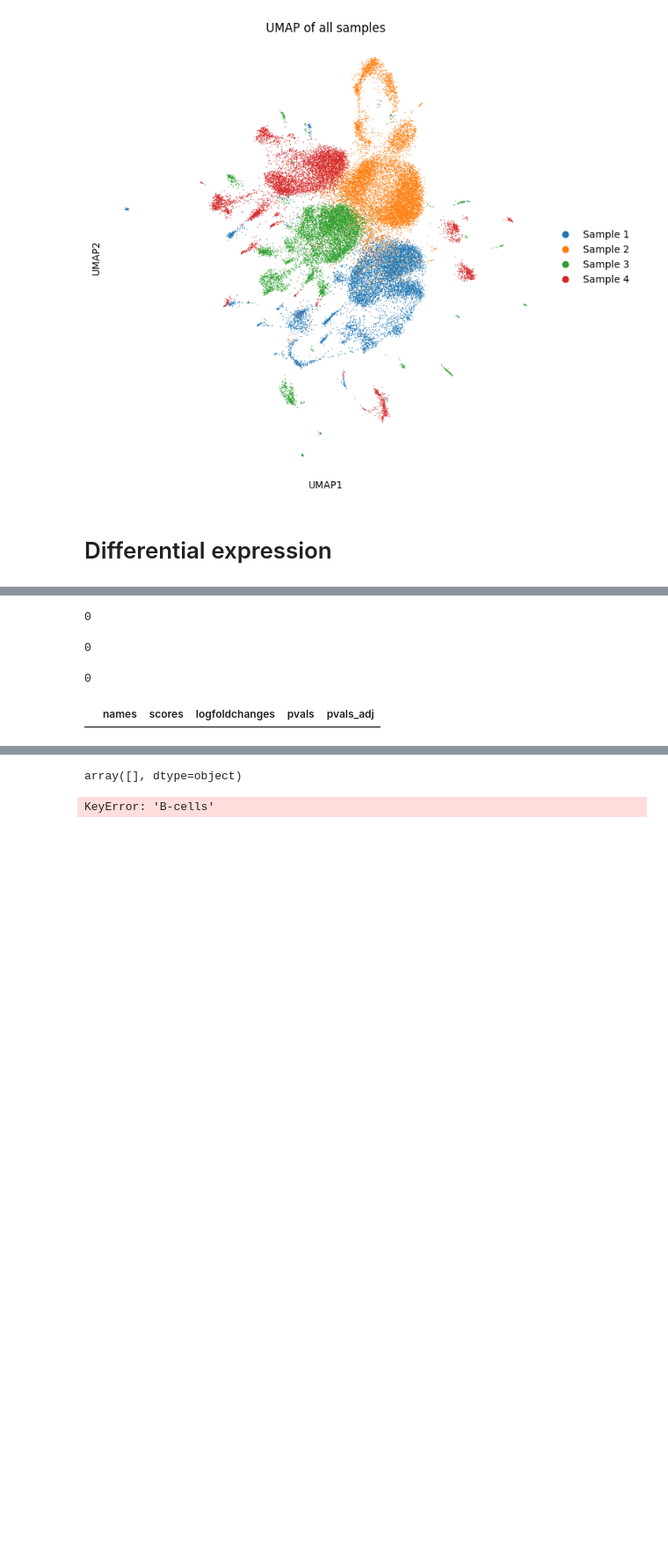
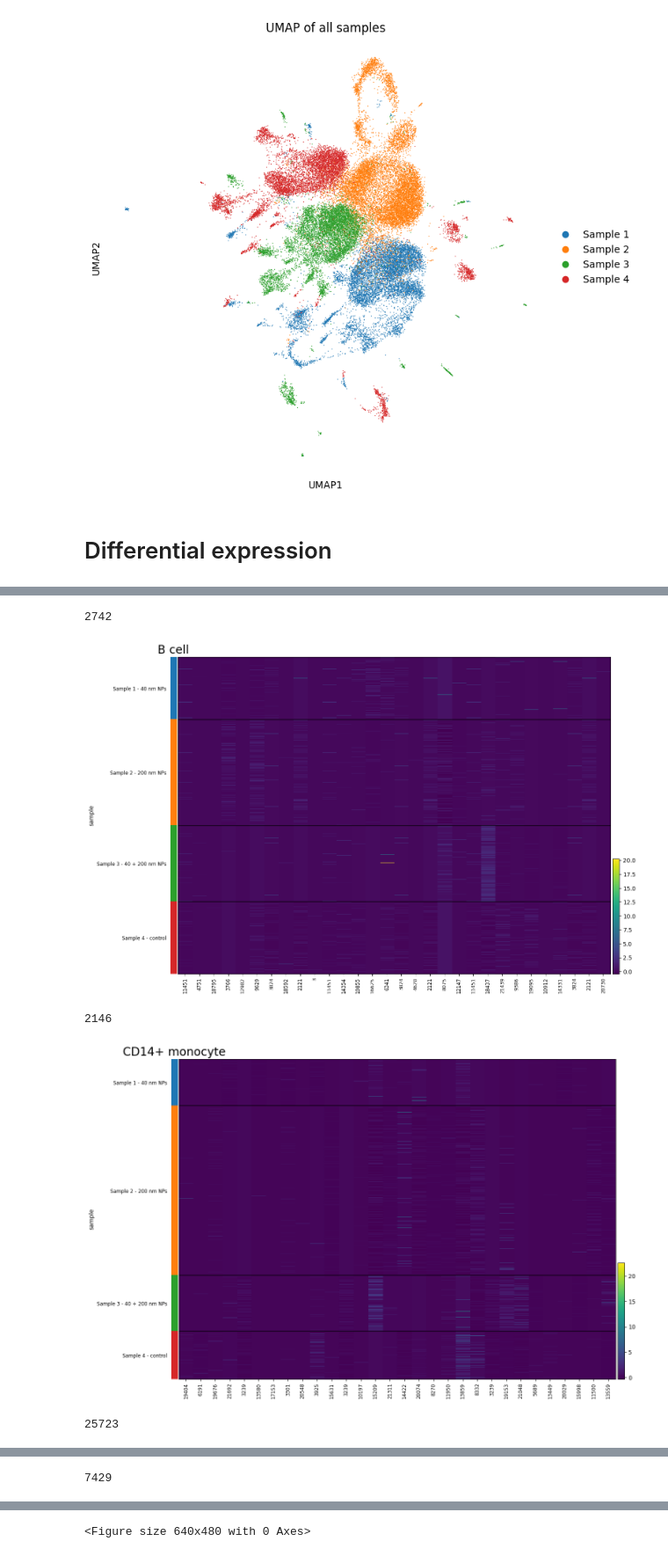
Before and after one commit to vladimirkovacevic/nano, a Jupyter notebook: notebooks/batch_removal_de.ipynb, the cells around one changed output, grey strips where cells are left out. Shown at 88% size. Drawn from its saved outputs; the diff is of its cells as text; code cells hidden in the pictures; blank space fills up the shorter version.

Commit message:
Differential gene expression init.

```diff
--- a/notebooks/batch_removal_de.ipynb
+++ b/notebooks/batch_removal_de.ipynb
@@ -219,56 +234,53 @@ for cell_type in cell_types:
-# %%
-len(set(results['B cell']['sample_1']['names']).intersection(set(results['B cell']['sample_2']['names'])))
-# %% [output]
-0
-# %%
-len(set(results['B cell']['sample_1']['names']).intersection(set(results['B cell']['sample_3']['names'])))
-# %% [output]
-0
-# %%
-len(set(results['B cell']['sample_3']['names']).intersection(set(results['B cell']['sample_2']['names'])))
-# %% [output]
-0
 # %%
 # Check differentially expressed genes inside control (just for sanity)
-adata_subset = adata_corrected[adata_corrected.obs['predicted.celltype'].isin(['B cell'])].copy()
-adata_subset = adata_subset[adata_subset.obs['sample'].isin(['sample_4'])]
-np.random.seed(488)
-adata_subset.obs.loc[:, 'half'] = [str(x) for x in np.random.randint(0, 2, size=(len(adata_subset)))]
+# adata_subset = adata_corrected[adata_corrected.obs['predicted.celltype'].isin(['B cell'])].copy()
+# adata_subset = adata_subset[adata_subset.obs['sample'].isin(['sample_4'])]
+# np.random.seed(488)
+# adata_subset.obs.loc[:, 'half'] = [str(x) for x in np.random.randint(0, 2, size=(len(adata_subset)))]
 
-sc.tl.rank_genes_groups(adata_subset, groupby='half', reference='1', method='wilcoxon')
+# sc.tl.rank_genes_groups(adata_subset, groupby='half', reference='1', method='wilcoxon')
 
-degs_df = sc.get.rank_genes_groups_df(adata_subset, group='0')
-significant_degs = degs_df[degs_df['pvals_adj'] < 0.05]  # Adjust threshold as needed
-significant_degs = significant_degs[~significant_degs['logfoldchanges'].isna()]
-significant_degs = significant_degs[significant_degs['logfoldchanges'] > 1]
+# degs_df = sc.get.rank_genes_groups_df(adata_subset, group='0')
+# significant_degs = degs_df[degs_df['pvals_adj'] < 0.05]  # Adjust threshold as needed
+# significant_degs = significant_degs[~significant_degs['logfoldchanges'].isna()]
+# significant_degs = significant_degs[significant_degs['logfoldchanges'] > 1]
 
-# Sort by log fold change or adjusted p-value
-top_degs = significant_degs.sort_values(by='logfoldchanges', ascending=False)
-top_degs
+# # Sort by log fold change or adjusted p-value
+# top_degs = significant_degs.sort_values(by='logfoldchanges', ascending=False)
+# top_degs
-# %% [output]
-|  | names | scores | logfoldchanges | pvals | pvals_adj |
 # %%
-# Create a figure with 4 subplots
+# Create a figure for each cell type
 # fig, axes = plt.subplots(2, 2, figsize=(10, 8))  # 2 rows, 2 columns for 4 subplots
 # axes = axes.flatten()  # Flatten the 2x2 array into a 1D array for easier indexing
 
-
+sample_names_dict = dict(zip(samples, sample_names))
 # Loop through each cell type and plot in a subplot
 for i, ct in enumerate(cell_types):
+    # fig, axes = plt.subplots(1, 1, figsize=(14, 10))  # 2 rows, 2 columns for 4 subplots
     adata_subset = adata_corrected[adata_corrected.obs['predicted.celltype'].isin([ct])].copy()
+    adata_subset.obs['sample'] = [sample_names_dict[sample] for sample in adata_subset.obs['sample']]
+    print(len(adata_subset))
 
     # Plot heatmap for top genes
+    top_genes_all = np.array([results_significant_degs[ct][sample].head(10)['names'] for sample in samples[:-1]]).flatten()
     sc.pl.heatmap(
         adata_subset,
-        var_names=results[ct]['sample_1'].head(20)['names'].values,  # Top 20 genes
+        var_names=top_genes_all,
         groupby='sample',
         use_raw=False,
-        show=True,  # Prevent automatic display
+        figsize=(14, 10),
+        show=False,  # Prevent automatic display
     )
+    plt.title(ct, fontsize = 20)
+    plt.savefig(f'heatmap_{ct}.png', dpi=150, bbox_inches='tight')
+    plt.show()
     # axes[i].set_title(ct)  # Set the title for each subplot
 
 # Adjust layout for better spacing
 plt.tight_layout()
-
-# Display the plots
-plt.show()
+# %% [output]
+2742
+[figure, added]
+2146
+[figure, added]
+25723
@@ -274,0 +288 @@ plt.show()
+7429
@@ -275,8 +290 @@ plt.show()
+<Figure size 640x480 with 0 Axes>
-# %%
-results[ct]['sample_2'].head(20)['names'].values
-# %% [output]
-array([], dtype=object)
-# %%
-results['B-cells']
-# %% [output]
-KeyError: 'B-cells'
```
Also changed, not shown: parts of 4 cells of this notebook.
